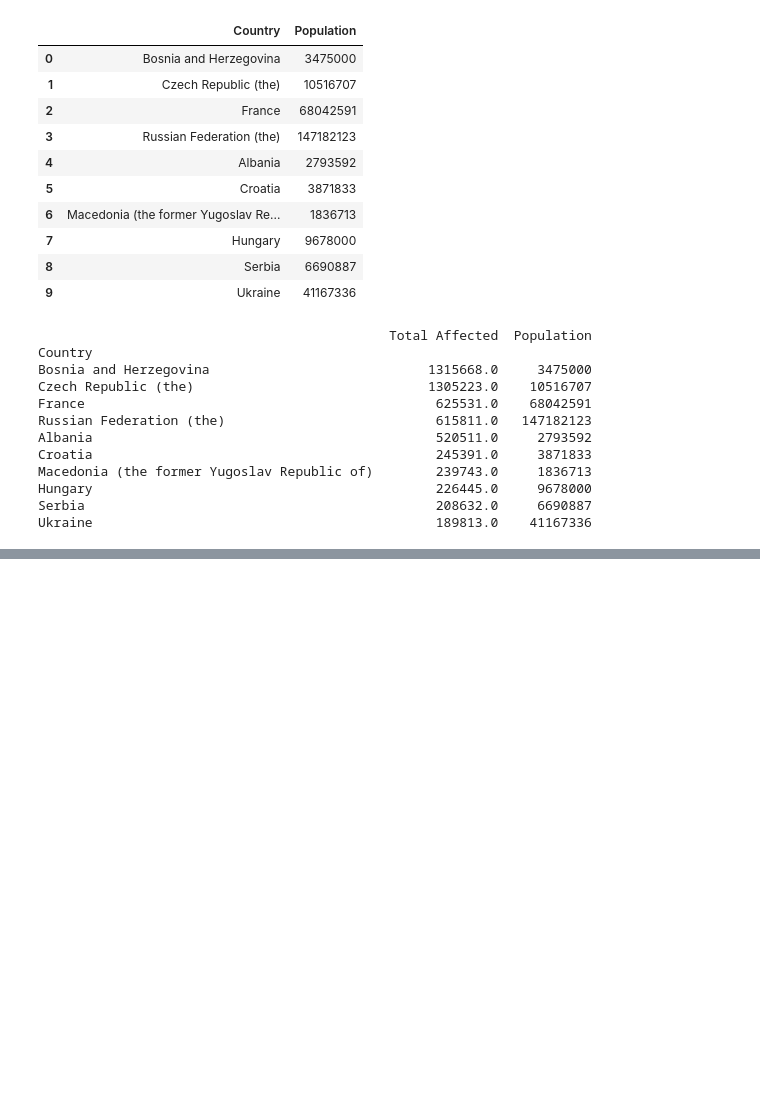
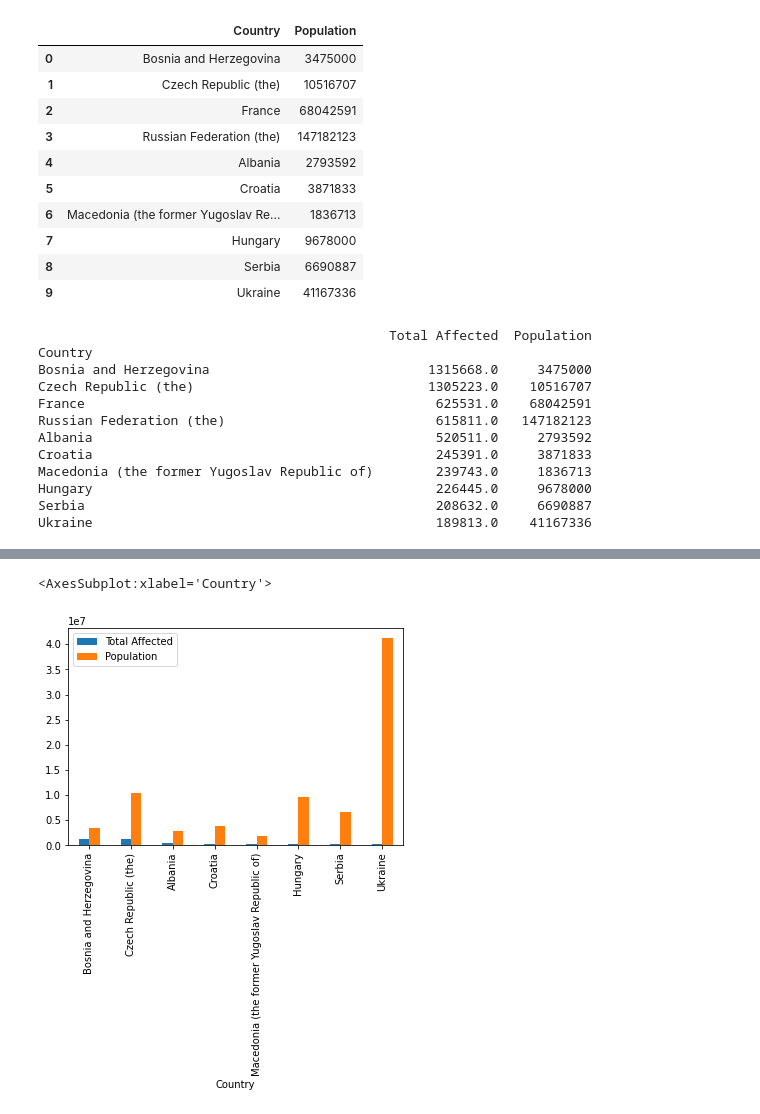
Before and after one commit to IrinaS-D/Data_analysis_samples, a Jupyter notebook: Earthquake_impact.ipynb, the cells around one changed output, grey strips where cells are left out. Drawn from its saved outputs; the diff is of its cells as text; code cells hidden in the pictures; blank space fills up the shorter version.

```diff
--- a/Earthquake_impact.ipynb
+++ b/Earthquake_impact.ipynb
@@ -153,0 +159,3 @@ Ukraine                                            189813.0    41167336
+# %%
+df_join_drop = df_join.drop(["France", "Russian Federation (the)"], axis='index')
+print(df_join_drop)
@@ -153,0 +173,5 @@ Ukraine                                            189813.0    41167336
+# %%
+df_join_drop.plot(kind = "bar")
+# %% [output]
+<AxesSubplot:xlabel='Country'>
+[figure, added]
```
Also changed, not shown: parts of 10 cells of this notebook.
